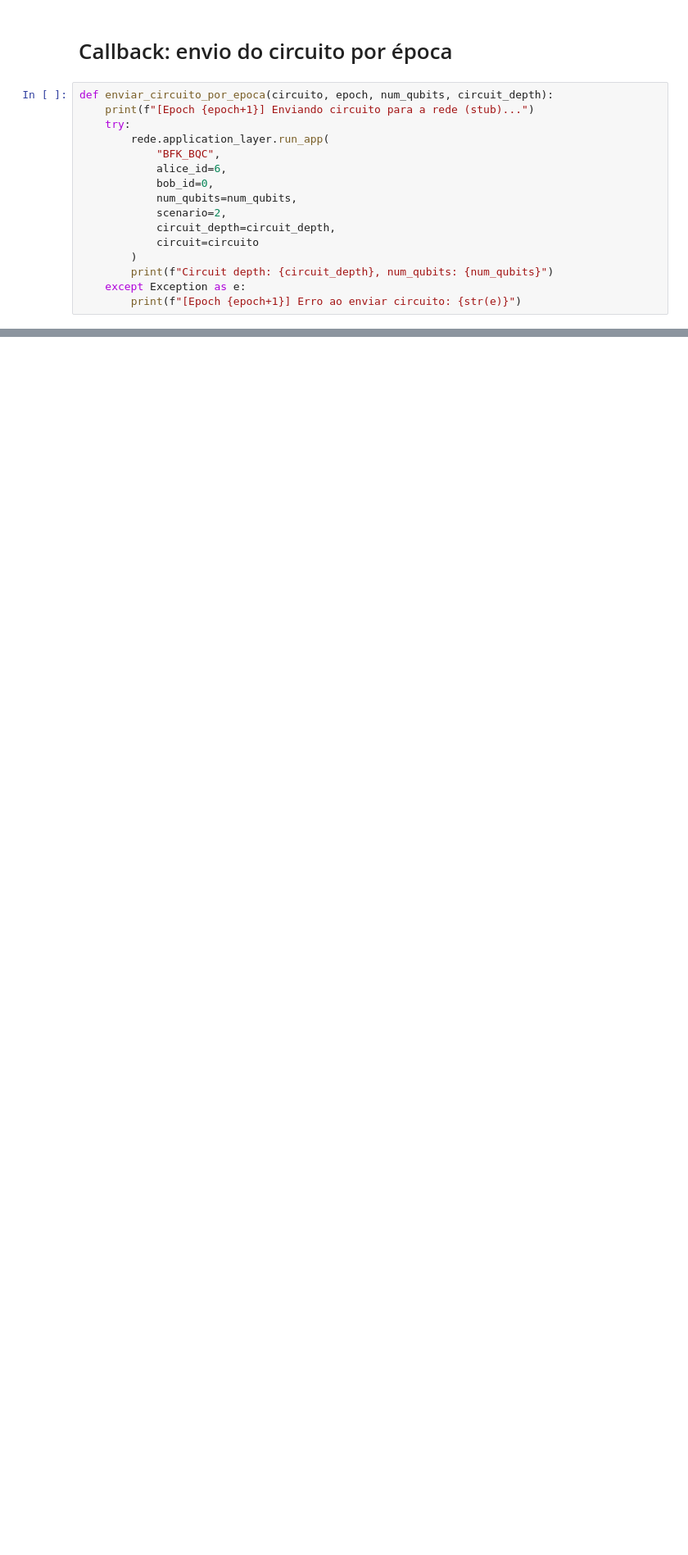
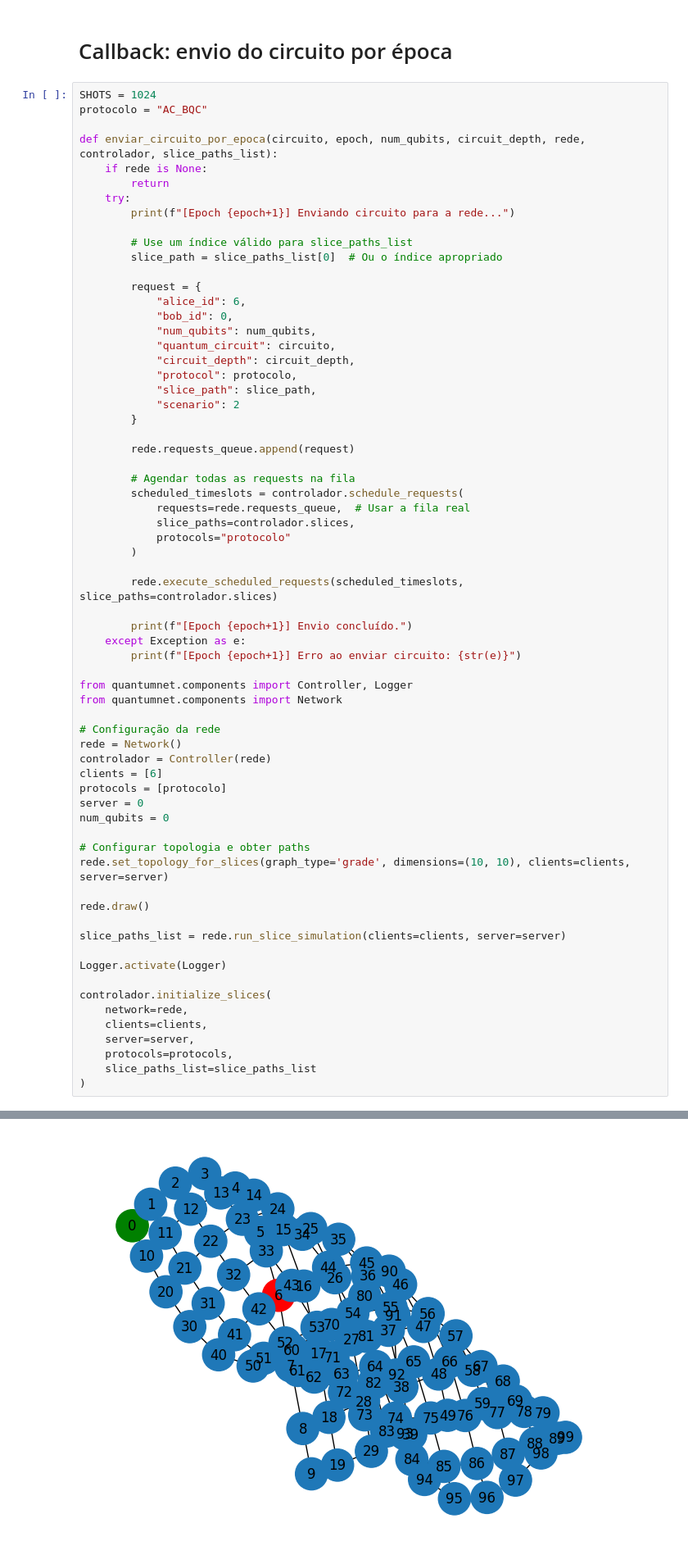
Before and after one commit to ezrasilva/Hybrid_QML_with_BQC, a Jupyter notebook: Guia-DatasetMNISQVQC.ipynb, the cells around one changed output, grey strips where cells are left out. Shown: that part at 82% size. Saved outputs shown, nothing was run; the diff lists cells and outputs as text; blank space fills up the shorter version.

```diff
--- a/Guia-DatasetMNISQVQC.ipynb
+++ b/Guia-DatasetMNISQVQC.ipynb
@@ -64,18 +74,69 @@ except Exception as e:
 # %% [markdown]
 # Callback: envio do circuito por época
 # %%
-def enviar_circuito_por_epoca(circuito, epoch, num_qubits, circuit_depth):
-    print(f"[Epoch {epoch+1}] Enviando circuito para a rede (stub)...")
+SHOTS = 1024
+protocolo = "AC_BQC"
+
+def enviar_circuito_por_epoca(circuito, epoch, num_qubits, circuit_depth, rede, controlador, slice_paths_list):
+    if rede is None:
+        return
     try:
-        rede.application_layer.run_app(
-            "BFK_BQC",
-            alice_id=6,
-            bob_id=0,
-            num_qubits=num_qubits,
-            scenario=2,
-            circuit_depth=circuit_depth,
-            circuit=circuito
+        print(f"[Epoch {epoch+1}] Enviando circuito para a rede...")
+
+        # Use um índice válido para slice_paths_list
+        slice_path = slice_paths_list[0]  # Ou o índice apropriado
+
+        request = {
+            "alice_id": 6,
+            "bob_id": 0,
+            "num_qubits": num_qubits,
+            "quantum_circuit": circuito,
+            "circuit_depth": circuit_depth,
+            "protocol": protocolo,
+            "slice_path": slice_path,
+            "scenario": 2
+        }
+
+        rede.requests_queue.append(request)
+
+        # Agendar todas as requests na fila
+        scheduled_timeslots = controlador.schedule_requests(
+            requests=rede.requests_queue,  # Usar a fila real
+            slice_paths=controlador.slices,
+            protocols="protocolo"
         )
-        print(f"Circuit depth: {circuit_depth}, num_qubits: {num_qubits}")
+
+        rede.execute_scheduled_requests(scheduled_timeslots, slice_paths=controlador.slices)
+
+        print(f"[Epoch {epoch+1}] Envio concluído.")
     except Exception as e:
         print(f"[Epoch {epoch+1}] Erro ao enviar circuito: {str(e)}")
+
+from quantumnet.components import Controller, Logger
+from quantumnet.components import Network
+
+# Configuração da rede
+rede = Network()
+controlador = Controller(rede)
+clients = [6]
+protocols = [protocolo]
+server = 0
+num_qubits = 0
+
+# Configurar topologia e obter paths
+rede.set_topology_for_slices(graph_type='grade', dimensions=(10, 10), clients=clients, server=server)
+
+rede.draw()
+
+slice_paths_list = rede.run_slice_simulation(clients=clients, server=server)
+
+Logger.activate(Logger)
+
+controlador.initialize_slices(
+    network=rede,
+    clients=clients,
+    server=server,
+    protocols=protocols,
+    slice_paths_list=slice_paths_list
+)
+# %% [output]
@@ -81,0 +147 @@ def enviar_circuito_por_epoca(circuito, epoch, num_qubits, circuit_depth):
+[figure, added]
```
Also changed, not shown: parts of 30 cells of this notebook, 6 other files.
